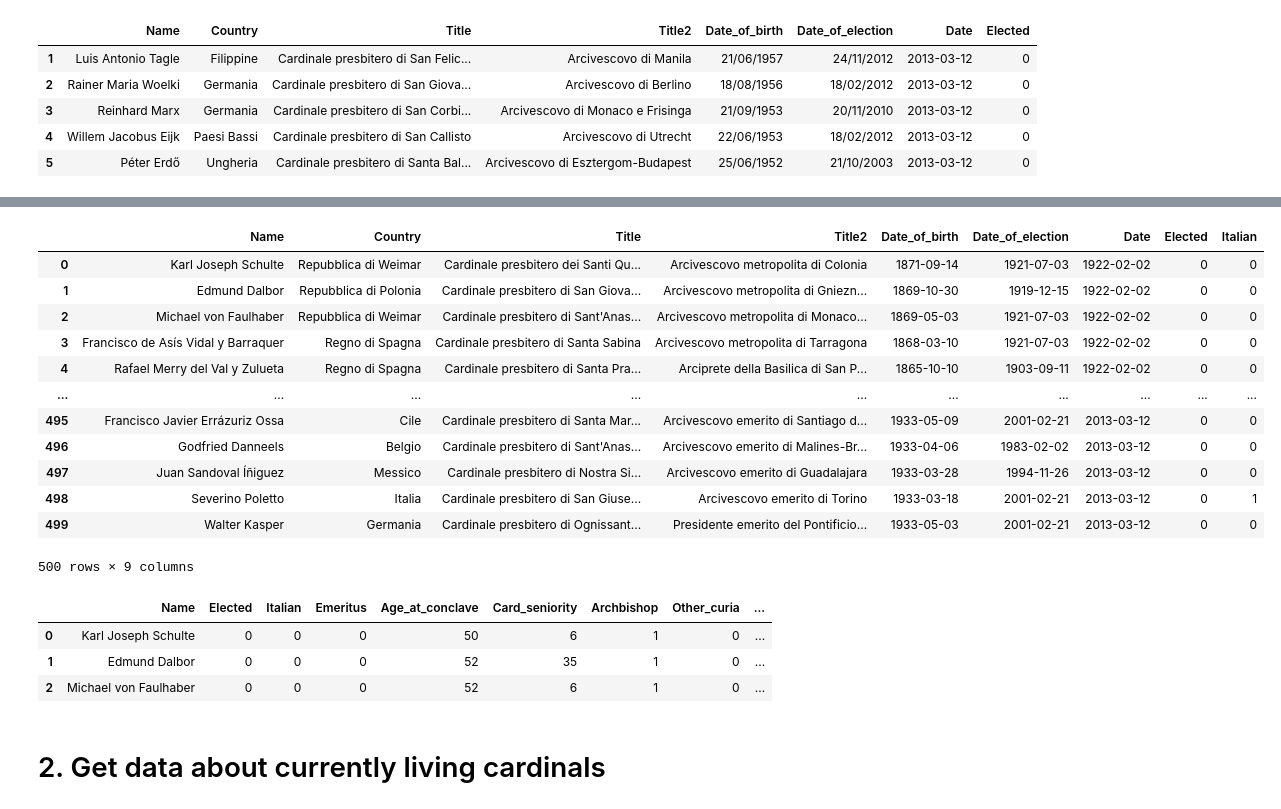
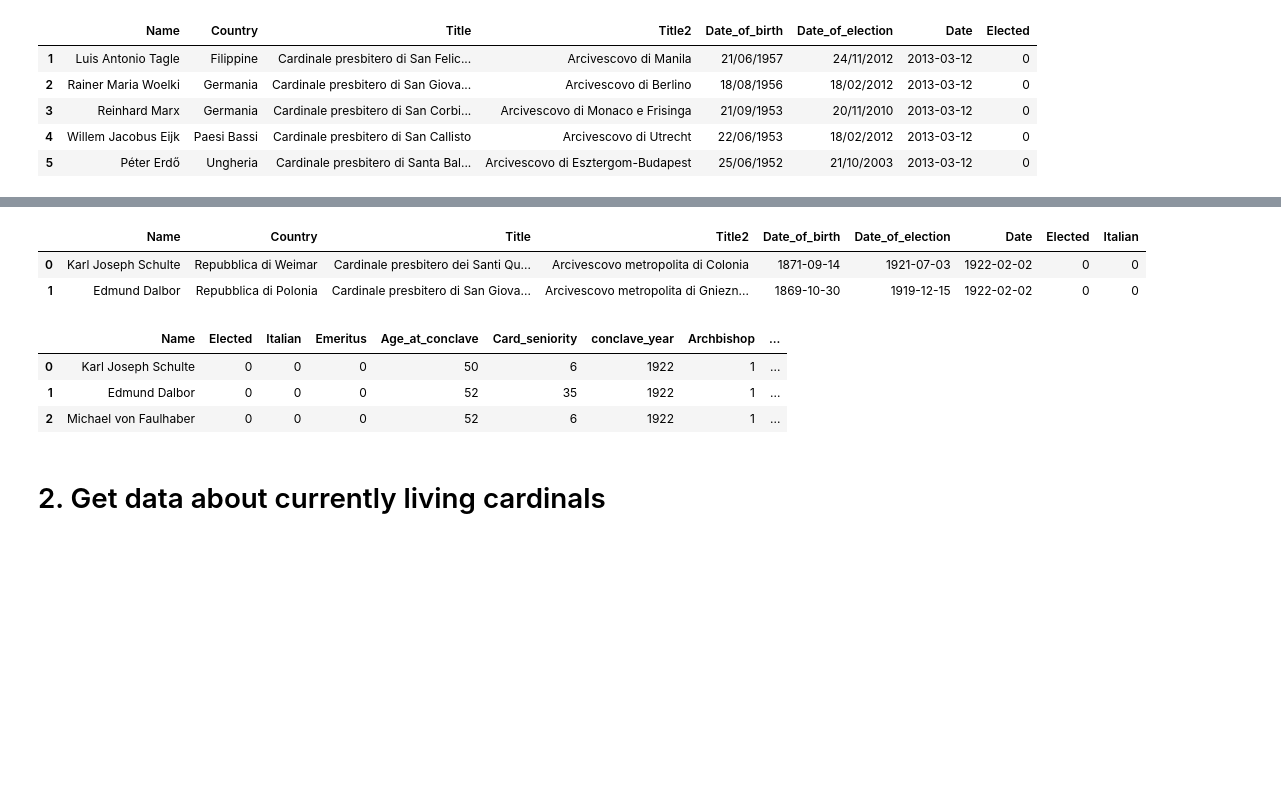
Before and after one commit to kozlowski-j/conclave_predict, a Jupyter notebook: 1. Get data.ipynb, the cells around one changed output, grey strips where cells are left out. Saved outputs shown, nothing was run; the diff lists cells and outputs as text; code cells hidden in the pictures; blank space fills up the shorter version.

```diff
--- a/1. Get data.ipynb
+++ b/1. Get data.ipynb
@@ -130,6 +131,7 @@ participants_2013.head()
 | 4 | Willem Jacobus Eijk | Paesi Bassi | Cardinale presbitero di San Callisto | Arcivescovo di Utrecht | 22/06/1953 | 18/02/2012 | 2013-03-12 | 0 |
 | 5 | Péter Erdő | Ungheria | Cardinale presbitero di Santa Bal... | Arcivescovo di Esztergom-Budapest | 25/06/1952 | 21/10/2003 | 2013-03-12 | 0 |
 # %%
-conclave_part_list = [participants_1922, participants_1939, participants_1958, participants_1978_2, participants_2005, participants_2013]
+conclave_part_list = [participants_1922, participants_1939, participants_1958,
+                      participants_1978_2, participants_2005, participants_2013]
 # %%
 participants = pd.concat(conclave_part_list, axis=0).reset_index(drop=True)
@@ -156,21 +148,11 @@ participants.loc[participants.Country == 'Italia', 'Italian'] = 1
 # %%
 participants.Date_of_birth = pd.to_datetime(participants.Date_of_birth)
 participants.Date_of_election = pd.to_datetime(participants.Date_of_election)
-participants
+participants.head(2)
 # %% [output]
 |  | Name | Country | Title | Title2 | Date_of_birth | Date_of_election | Date | Elected | Italian |
 | 0 | Karl Joseph Schulte | Repubblica di Weimar | Cardinale presbitero dei Santi Qu... | Arcivescovo metropolita di Colonia | 1871-09-14 | 1921-07-03 | 1922-02-02 | 0 | 0 |
 | 1 | Edmund Dalbor | Repubblica di Polonia | Cardinale presbitero di San Giova... | Arcivescovo metropolita di Gniezn... | 1869-10-30 | 1919-12-15 | 1922-02-02 | 0 | 0 |
-| 2 | Michael von Faulhaber | Repubblica di Weimar | Cardinale presbitero di Sant'Anas... | Arcivescovo metropolita di Monaco... | 1869-05-03 | 1921-07-03 | 1922-02-02 | 0 | 0 |
-| 3 | Francisco de Asís Vidal y Barraquer | Regno di Spagna | Cardinale presbitero di Santa Sabina | Arcivescovo metropolita di Tarragona | 1868-03-10 | 1921-07-03 | 1922-02-02 | 0 | 0 |
-| 4 | Rafael Merry del Val y Zulueta | Regno di Spagna | Cardinale presbitero di Santa Pra... | Arciprete della Basilica di San P... | 1865-10-10 | 1903-09-11 | 1922-02-02 | 0 | 0 |
-| ... | ... | ... | ... | ... | ... | ... | ... | ... | ... |
-| 495 | Francisco Javier Errázuriz Ossa | Cile | Cardinale presbitero di Santa Mar... | Arcivescovo emerito di Santiago d... | 1933-05-09 | 2001-02-21 | 2013-03-12 | 0 | 0 |
-| 496 | Godfried Danneels | Belgio | Cardinale presbitero di Sant'Anas... | Arcivescovo emerito di Malines-Br... | 1933-04-06 | 1983-02-02 | 2013-03-12 | 0 | 0 |
-| 497 | Juan Sandoval Íñiguez | Messico | Cardinale presbitero di Nostra Si... | Arcivescovo emerito di Guadalajara | 1933-03-28 | 1994-11-26 | 2013-03-12 | 0 | 0 |
-| 498 | Severino Poletto | Italia | Cardinale presbitero di San Giuse... | Arcivescovo emerito di Torino | 1933-03-18 | 2001-02-21 | 2013-03-12 | 0 | 1 |
-| 499 | Walter Kasper | Germania | Cardinale presbitero di Ognissant... | Presidente emerito del Pontificio... | 1933-05-03 | 2001-02-21 | 2013-03-12 | 0 | 0 |
-500 rows × 9 columns
 # %%
 participants['Rank'] = participants.Title.apply(lambda x: 'CP' if x.split()[1] == 'presbitero' else 'CB' if x.split()[1] == 'vescovo' else 'CD')
 # %%
@@ -187,10 +172,12 @@ participants1 = participants.copy()
 participants1 = participants1.drop(['Country', 'Title', 'Title2', 'Date_of_birth', 'Date_of_election', 'Date'], 1)
 # %%
-participants1 = pd.concat([participants1.drop('Office', axis=1), pd.get_dummies(participants1['Office'])], axis=1)
-participants1 = pd.concat([participants1.drop('Rank', axis=1), pd.get_dummies(participants1['Rank'])], axis=1)
+participants1 = pd.concat([participants1.drop('Office', axis=1),
+                           pd.get_dummies(participants1['Office'])], axis=1)
+participants1 = pd.concat([participants1.drop('Rank', axis=1),
+                           pd.get_dummies(participants1['Rank'])], axis=1)
 participants1.head(3)
 # %% [output]
-|  | Name | Elected | Italian | Emeritus | Age_at_conclave | Card_seniority | Archbishop | Other_curia | ... |
-| 0 | Karl Joseph Schulte | 0 | 0 | 0 | 50 | 6 | 1 | 0 | ... |
-| 1 | Edmund Dalbor | 0 | 0 | 0 | 52 | 35 | 1 | 0 | ... |
-| 2 | Michael von Faulhaber | 0 | 0 | 0 | 52 | 6 | 1 | 0 | ... |
+|  | Name | Elected | Italian | Emeritus | Age_at_conclave | Card_seniority | conclave_year | Archbishop | ... |
+| 0 | Karl Joseph Schulte | 0 | 0 | 0 | 50 | 6 | 1922 | 1 | ... |
+| 1 | Edmund Dalbor | 0 | 0 | 0 | 52 | 35 | 1922 | 1 | ... |
+| 2 | Michael von Faulhaber | 0 | 0 | 0 | 52 | 6 | 1922 | 1 | ... |
```
Also changed, not shown: parts of 8 cells of this notebook, 2 other files.
